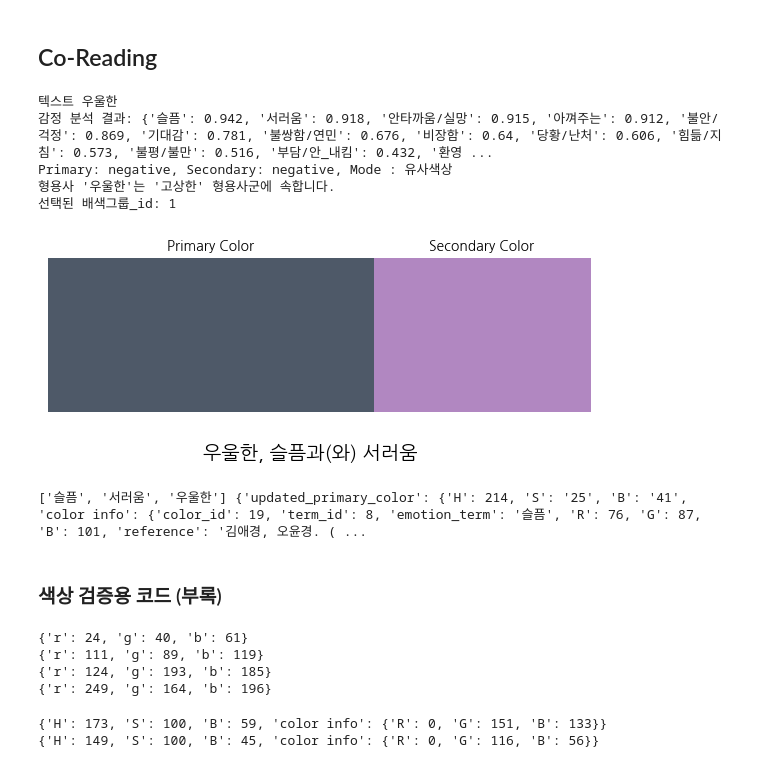
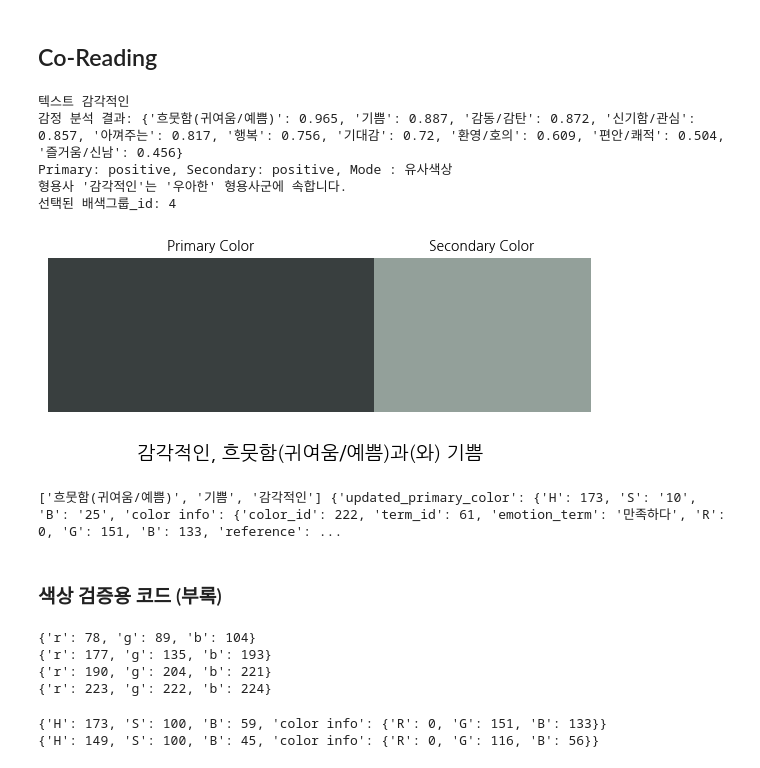
Before and after one commit to poet-developer/Co-Reading, a Jupyter notebook: code/Co-Reading.ipynb, the cells around one changed output. Drawn from its saved outputs; the diff is of its cells as text; code cells hidden in the pictures.

```diff
--- a/code/Co-Reading.ipynb
+++ b/code/Co-Reading.ipynb
@@ -778,31 +784,23 @@ def CoReadingPoem(user_input, adjectives):
     print("감정 분석 결과:", poem_emotions)
     poem_colors = define_colors(poem_emotions, reading, df_paired, df_IRI_colors) # 감정에 따른 색상 정의
     emotion_to_colors([poem_colors['primary_emotion'],poem_colors['secondary_emotion'], reading], poem_colors) # 감정과 색상 매핑
-# %%
-# 미풍이 웃는 아침을 기원하련다
-CoReadingPoem("""나는 나룻배
-당신은 행인(行人)
-
-당신은 흙발로 나를 짓밟습니다
-나는 당신을 안고 물을 건너갑니다
-나는 당신을 안으면 깊으나 옅으나 급한 여울이나 건너갑니다
-
-만일 당신이 아니 오시면 나는 바람을 쐬고 눈비를 맞으며 밤에서 낮까지 당신을 기다리고 있습니다
-당신은 물만 건너면 나를 돌아보지도 않고 가십니다 그려
-
-그러나 당신이 언제든지 오실 줄만은 알아요
-나는 당신을 기다리면서 날마다날마다 낡아갑니다
-
-나는 나룻배
-당신은 행인""", flat_list)
-# %% [output]
-텍스트 우울한
-감정 분석 결과: {'슬픔': 0.942, '서러움': 0.918, '안타까움/실망': 0.915, '아껴주는': 0.912, '불안/걱정': 0.869, '기대감': 0.781, '불쌍함/연민': 0.676, '비장함': 0.64, '당황/난처': 0.606, '힘듦/지침': 0.573, '불평/불만': 0.516, '부담/안_내킴': 0.432, '환영 ...
-Primary: negative, Secondary: negative, Mode : 유사색상
-형용사 '우울한'는 '고상한' 형용사군에 속합니다.
-선택된 배색그룹_id: 1
-[figure, removed]
-['슬픔', '서러움', '우울한'] {'updated_primary_color': {'H': 214, 'S': '25', 'B': '41', 'color info': {'color_id': 19, 'term_id': 8, 'emotion_term': '슬픔', 'R': 76, 'G': 87, 'B': 101, 'reference': '김애경, 오윤경. ( ...
+# %%
+# 미풍이 웃는 아침을 기원하련다
+CoReadingPoem("""네 눈망울에서는
+초록빛 오월
+하이얀 찔레꽃 내음새가 난다.
+
+네 눈망울에는
+초롱초롱한
+별들의 이야기를 머금었다.""", flat_list)
+# %% [output]
+텍스트 감각적인
+감정 분석 결과: {'흐뭇함(귀여움/예쁨)': 0.965, '기쁨': 0.887, '감동/감탄': 0.872, '신기함/관심': 0.857, '아껴주는': 0.817, '행복': 0.756, '기대감': 0.72, '환영/호의': 0.609, '편안/쾌적': 0.504, '즐거움/신남': 0.456}
+Primary: positive, Secondary: positive, Mode : 유사색상
+형용사 '감각적인'는 '우아한' 형용사군에 속합니다.
+선택된 배색그룹_id: 4
+[figure, added]
+['흐뭇함(귀여움/예쁨)', '기쁨', '감각적인'] {'updated_primary_color': {'H': 173, 'S': '10', 'B': '25', 'color info': {'color_id': 222, 'term_id': 61, 'emotion_term': '만족하다', 'R': 0, 'G': 151, 'B': 133, 'reference': ...
 # %% [markdown]
 ### 색상 검증용 코드 (부록)
 # %%
@@ -822,20 +820,20 @@ def hsb_to_rgb(hsb):
         "b": int(b * 255)
     }
 
-primary = hsb_to_rgb ({'H': 214, 'S': 60, 'B': 24})
-second = hsb_to_rgb ({'H': 283, 'S': 25, 'B': 47})
+primary = hsb_to_rgb ({'H': 214, 'S': 25, 'B': 41})
+second = hsb_to_rgb ({'H': 283, 'S': 30, 'B': 76})
 print(primary)
 print(second)
 
-primary1 = hsb_to_rgb ({'H': 173, 'S': 36, 'B': 76})
-second1 = hsb_to_rgb ({'H': 338, 'S': 34, 'B': 98})
+primary1 = hsb_to_rgb ({'H': 214, 'S': 14, 'B': 87})
+second1 = hsb_to_rgb ({'H': 283, 'S': 1, 'B': 88})
 print(primary1)
 print(second1)
 # %% [output]
-{'r': 24, 'g': 40, 'b': 61}
-{'r': 111, 'g': 89, 'b': 119}
-{'r': 124, 'g': 193, 'b': 185}
-{'r': 249, 'g': 164, 'b': 196}
+{'r': 78, 'g': 89, 'b': 104}
+{'r': 177, 'g': 135, 'b': 193}
+{'r': 190, 'g': 204, 'b': 221}
+{'r': 223, 'g': 222, 'b': 224}
 # %%
 def rgb_to_hsb(rgb_dict):
     if rgb_dict is None:
```
Also changed, not shown: parts of 5 cells of this notebook.
